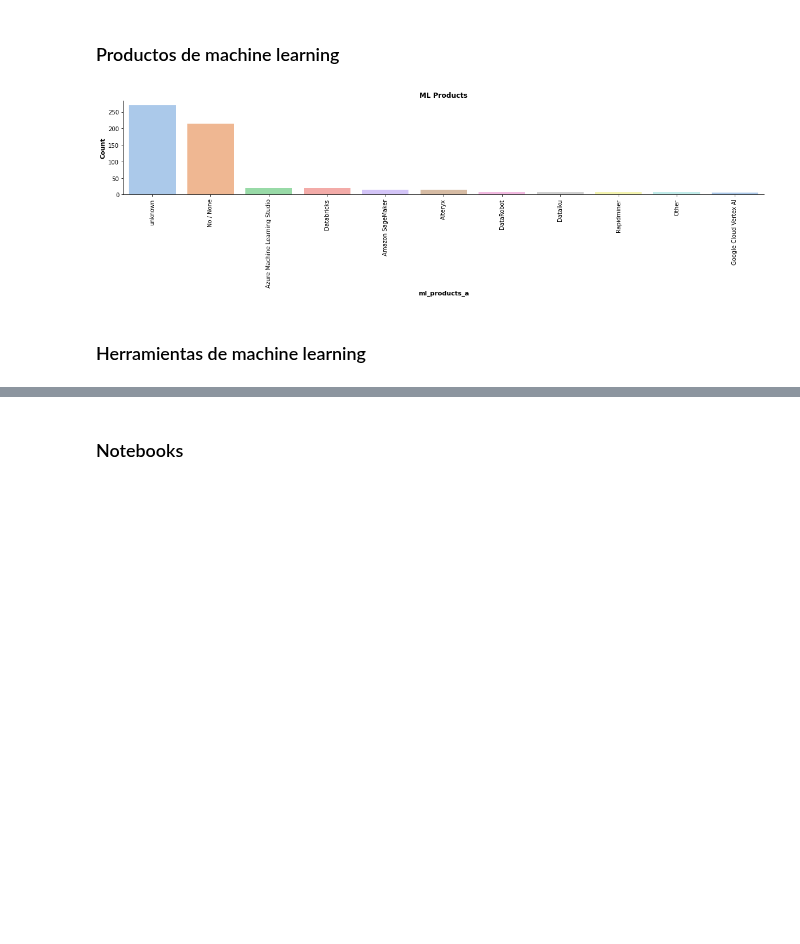
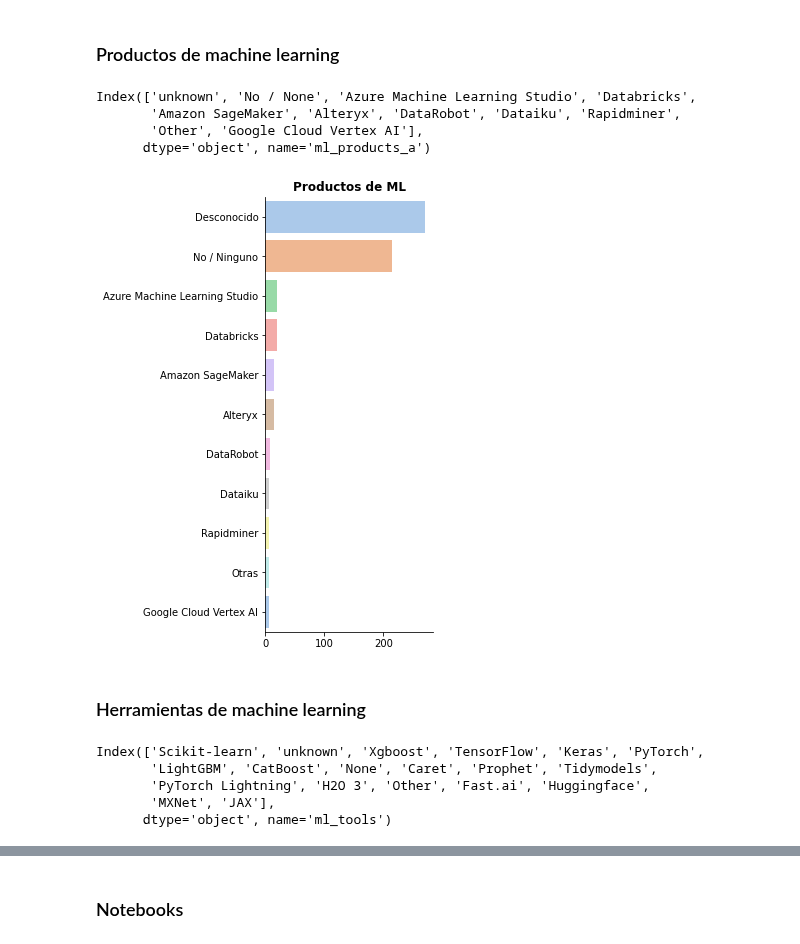
Before and after one commit to MonicaSL110/proyecto-transformacion-digital, a Jupyter notebook: preguntas_graficas.ipynb, the cells around one changed output, grey strips where cells are left out. Drawn from its saved outputs; the diff is of its cells as text; code cells hidden in the pictures; blank space fills up the shorter version.

```diff
--- a/preguntas_graficas.ipynb
+++ b/preguntas_graficas.ipynb
@@ -54,14 +54,14 @@ def explode_strip(dataframe,columna):
     dataframe2[columna] = dataframe2[columna].apply(quitar_espacios)
     return dataframe2
 # %%
-def grafica(dataframe,columna,nombre):
+def grafica(dataframe,columna,nombre,lista_nombres):
     df_grafica = explode_strip(dataframe,columna)
-    plt.figure(figsize= (20,3))
-    fig = sns.barplot(x = df_grafica[columna].value_counts().index, y = df_grafica[columna].value_counts(), data = df_grafica, palette = 'pastel')
-    fig.set_xlabel(columna, fontweight = "bold", fontsize = 11)
-    fig.set_ylabel('Count', fontweight = "bold", fontsize = 11)
+    plt.figure(figsize= (3,8))
+    fig = sns.barplot(y = df_grafica[columna].value_counts().index, x = df_grafica[columna].value_counts(), data = df_grafica, palette = 'pastel')
+    fig.set_ylabel('', fontweight = "bold", fontsize = 11)
+    fig.set_xlabel('', fontweight = "bold", fontsize = 11)
 
     fig.set_title(nombre, fontweight = "bold", fontsize = 12)
-    plt.xticks(rotation=90)
+    fig.set_yticklabels(lista_nombres)
     fig.spines['top'].set_visible(False)
     fig.spines['right'].set_visible(False);
@@ -251,8 +303,27 @@ grafica(df_explode,'visualization','Visualization')
 # %% [markdown]
 ### Productos de machine learning
+# %%
+saber_unicos(df_explode,'ml_products_a')
+# %% [output]
+Index(['unknown', 'No / None', 'Azure Machine Learning Studio', 'Databricks',
+       'Amazon SageMaker', 'Alteryx', 'DataRobot', 'Dataiku', 'Rapidminer',
+       'Other', 'Google Cloud Vertex AI'],
+      dtype='object', name='ml_products_a')
+# %%
+lista =['Desconocido', 'No / Ninguno', 'Azure Machine Learning Studio', 'Databricks',
+       'Amazon SageMaker', 'Alteryx', 'DataRobot', 'Dataiku', 'Rapidminer',
+       'Otras', 'Google Cloud Vertex AI']
 # %%
-grafica(df_explode,'ml_products_a','ML Products')
+grafica(df_explode,'ml_products_a','Productos de ML',lista)
 # %% [output]
-[figure, old version]
+[figure, new version]
 # %% [markdown]
 ### Herramientas de machine learning
+# %%
+saber_unicos(df_explode,'ml_tools')
+# %% [output]
+Index(['Scikit-learn', 'unknown', 'Xgboost', 'TensorFlow', 'Keras', 'PyTorch',
+       'LightGBM', 'CatBoost', 'None', 'Caret', 'Prophet', 'Tidymodels',
+       'PyTorch Lightning', 'H2O 3', 'Other', 'Fast.ai', 'Huggingface',
+       'MXNet', 'JAX'],
+      dtype='object', name='ml_tools')
```
Also changed, not shown: parts of 40 cells of this notebook.
